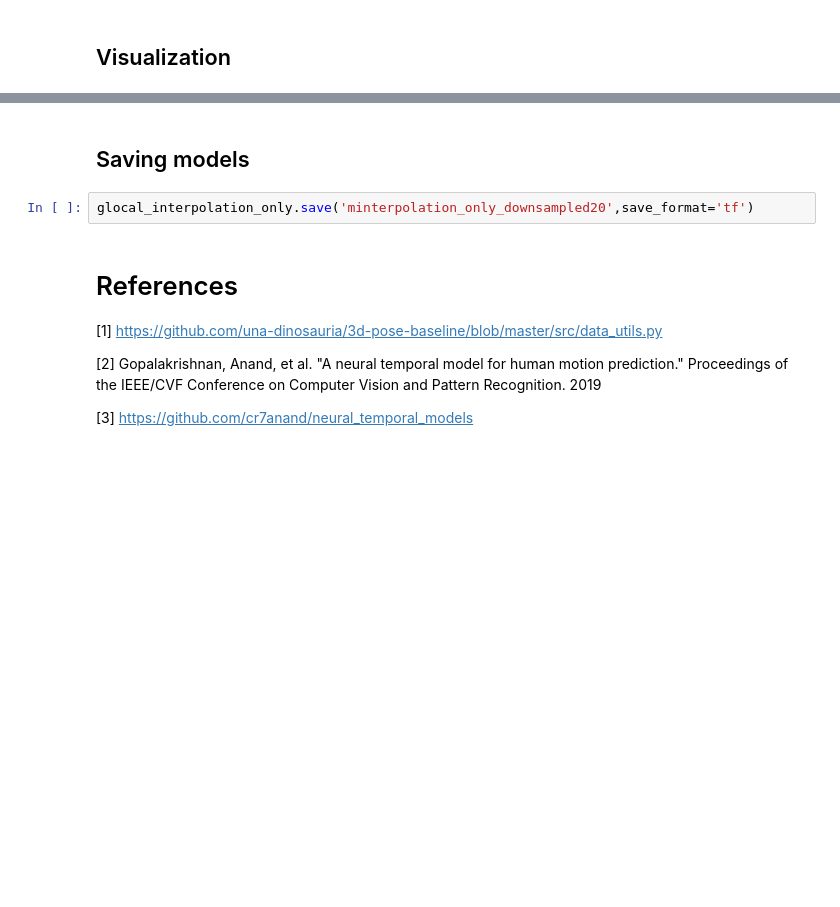
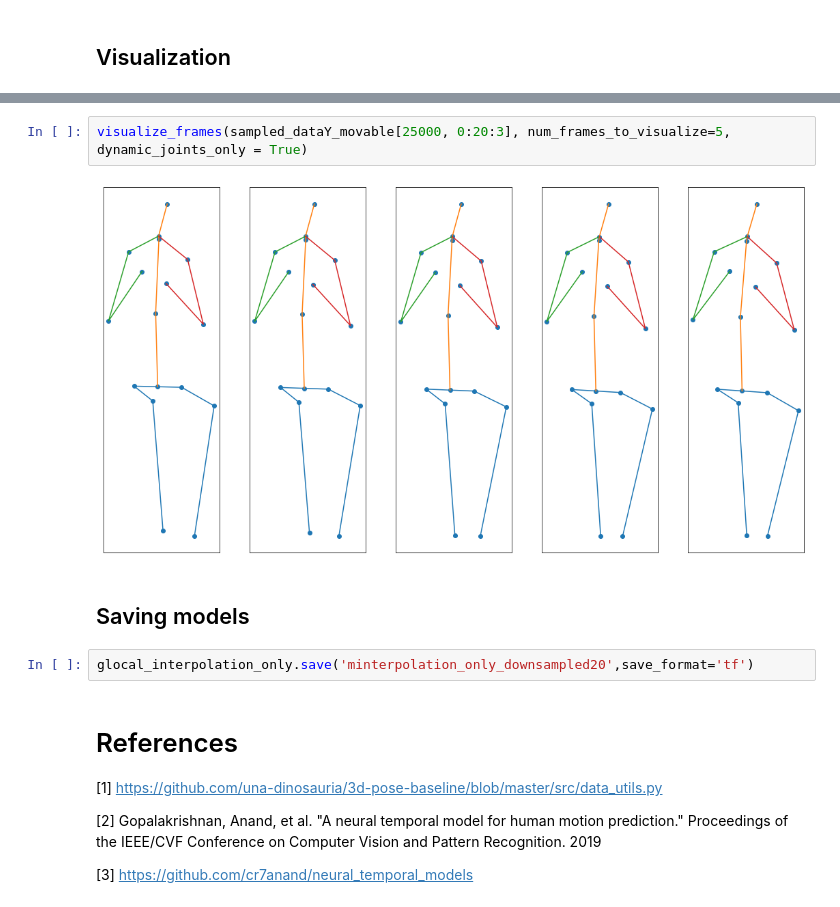
Before and after one commit to IbramMedhat/Human-Motion-Synthesis, a Jupyter notebook: GlocalNet_full_implmentation.ipynb, the cells around one changed output, grey strips where cells are left out. Drawn from its saved outputs; the diff is of its cells as text; blank space fills up the shorter version.

```diff
--- a/GlocalNet_full_implmentation.ipynb
+++ b/GlocalNet_full_implmentation.ipynb
@@ -734,3 +855,7 @@ visualize_frames(preprocessed_downsampled_dataX[1300], num_frames_to_visualize=1
+# %%
+visualize_frames(sampled_dataY_movable[25000, 0:20:3], num_frames_to_visualize=5, dynamic_joints_only = True)
+# %% [output]
+[figure, added]
 # %% [markdown]
 ## Saving models
 # %%
```
Also changed, not shown: parts of 20 cells of this notebook.
